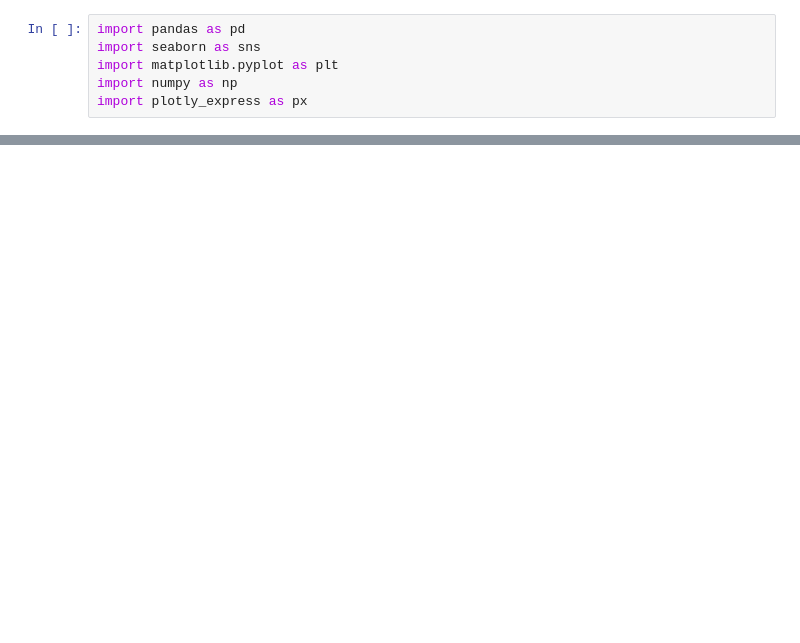
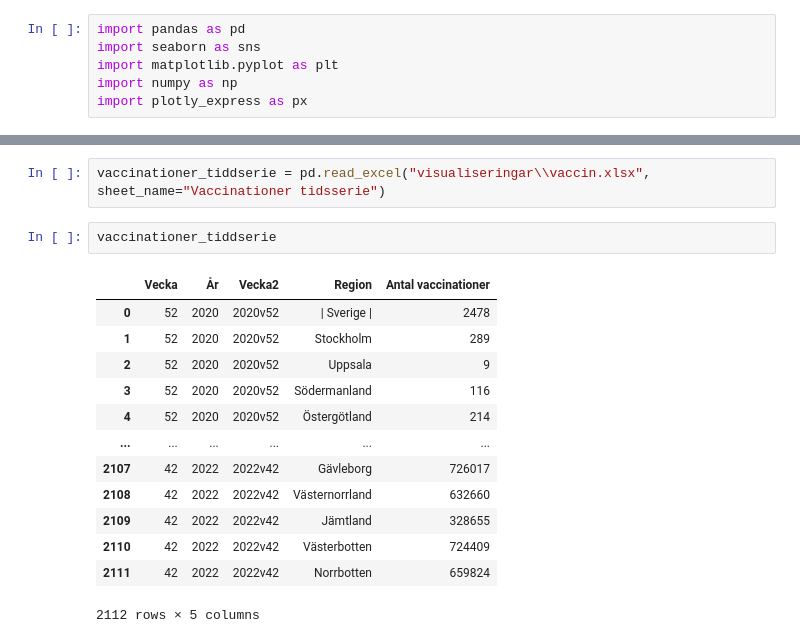
Before and after one commit to yomo001/databehandling-YOUNIS-MOUSSAVI, a Jupyter notebook: Laboration/lab1_uppgift3.ipynb, the cells around one changed output, grey strips where cells are left out. Cells and saved outputs as stored; diff of their text form; blank space fills up the shorter version.

```diff
--- a/Laboration/lab1_uppgift3.ipynb
+++ b/Laboration/lab1_uppgift3.ipynb
@@ -30,0 +79,18 @@ display(veckodata_riket.head())
+# %%
+vaccinationer_tiddserie = pd.read_excel("visualiseringar\\vaccin.xlsx", sheet_name="Vaccinationer tidsserie")
+# %%
+vaccinationer_tiddserie
+# %% [output]
+|  | Vecka | År | Vecka2 | Region | Antal vaccinationer |
+| 0 | 52 | 2020 | 2020v52 | | Sverige | | 2478 |
+| 1 | 52 | 2020 | 2020v52 | Stockholm | 289 |
+| 2 | 52 | 2020 | 2020v52 | Uppsala | 9 |
+| 3 | 52 | 2020 | 2020v52 | Södermanland | 116 |
+| 4 | 52 | 2020 | 2020v52 | Östergötland | 214 |
+| ... | ... | ... | ... | ... | ... |
+| 2107 | 42 | 2022 | 2022v42 | Gävleborg | 726017 |
+| 2108 | 42 | 2022 | 2022v42 | Västernorrland | 632660 |
+| 2109 | 42 | 2022 | 2022v42 | Jämtland | 328655 |
+| 2110 | 42 | 2022 | 2022v42 | Västerbotten | 724409 |
+| 2111 | 42 | 2022 | 2022v42 | Norrbotten | 659824 |
+2112 rows × 5 columns
```
Also changed, not shown: parts of 12 cells of this notebook.
